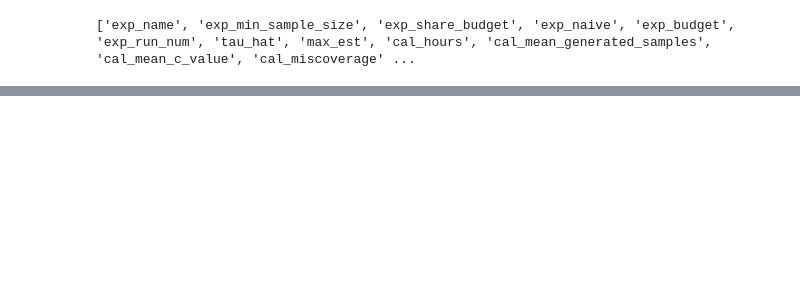
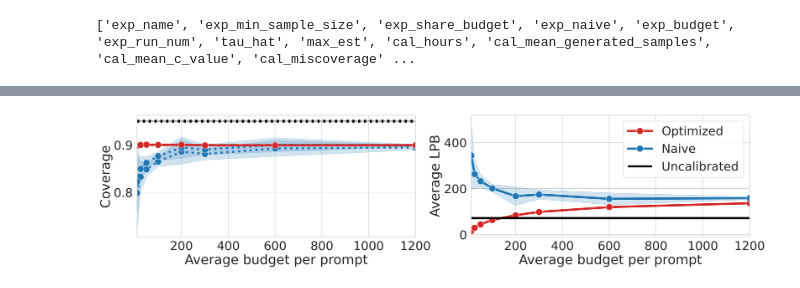
Before and after one commit to giladfrid009/llm-survival, a Jupyter notebook: real_data_plots.ipynb, the cells around one changed output, grey strips where cells are left out. Saved outputs shown, nothing was run; the diff lists cells and outputs as text; code cells hidden in the pictures; blank space fills up the shorter version.

```diff
--- a/real_data_plots.ipynb
+++ b/real_data_plots.ipynb
@@ -106,0 +103,62 @@ plt.show()
+# %%
+from matplotlib.pyplot import xlabel
+
+import seaborn as sns
+
+colors = sns.color_palette("tab10", 5)
+
+sns.set(
+    style="whitegrid", font_scale=2.5,
+    rc={
+      "lines.linewidth": 5,    # default line width
+      "lines.markersize": 15   # default marker size
+    }
+)
+
+results['test_coverage'] = results['test_miscoverage'].apply(lambda x: 1 - x)
+results['test_coverage_lowerbound'] = results['test_miscoverage_lowerbound'].apply(lambda x: 1 - x)
+results['test_coverage_upperbound'] = results['test_miscoverage_upperbound'].apply(lambda x: 1 - x)
+
+# Change exp_name to be Fixed and Optimized
+results['exp_name'] = results['exp_name'].replace({'Fixed Budgeting': 'Naive', 'Global Budgeting': 'Optimized'})
+
+plt.figure(figsize=(25, 5))
+
+# Coverage plot.
+plt.subplot(1, 2, 1)
+plt.xlabel('Average budget per prompt')
+plt.ylabel("Coverage")
+# Plot the ideal coverage line
+sns.lineplot(data=results, x='exp_budget', y=0.9, color='gray', linestyle='--', label='Ideal Coverage')
+uncalib_cov_upper = 1 - results_uncalib['test_miscoverage_lowerbound'].mean()
+uncalib_cov_lower = 1 - results_uncalib['test_miscoverage_upperbound'].mean()
+# Create a confidence interval between the two lines
+# Add the uncalibrated line
+sns.lineplot(data=results, x='exp_budget', y=uncalib_cov_upper, color='black', alpha=0.9, linestyle=':')
+# Add the uncalibrated confidence interval
+sns.lineplot(data=results, x='exp_budget', y=uncalib_cov_lower, color='black', alpha=0.9, linestyle=':')
+# Fill the area between the two lines
+plt.fill_between(results['exp_budget'], uncalib_cov_upper, uncalib_cov_lower, color='gray', alpha=0.5)
+
+# Now plot the Fixed method
+sns.lineplot(data=results, x='exp_budget', y='test_coverage_upperbound', marker="o", errorbar="sd", color=colors[0], label='Fixed', linestyle=':')
+sns.lineplot(data=results, x='exp_budget', y='test_coverage_lowerbound', marker="o", errorbar="sd", color=colors[0], label='Fixed', linestyle=':')
+# plt.fill_between(results['exp_budget'], results['test_coverage_lowerbound'], results['test_coverage_upperbound'], color='blue', alpha=0.5)
+plt.xlim(results['exp_budget'].min(), results['exp_budget'].max())
+sns.lineplot(data=results, x='exp_budget', y='test_coverage', marker="o", errorbar="sd", color=colors[3])
+plt.legend().remove()
+
+# 7. exp_budget vs test_mean_lpb
+plt.subplot(1, 2, 2)
+plt.xlabel('Average budget per prompt')
+plt.ylabel("Average LPB")
+palette = {"Naive": colors[0], "Optimized": colors[3]}
+sns.lineplot(data=results, x='exp_budget', y='test_mean_lpb', marker="o", errorbar="sd", hue='exp_name', palette=palette)
+# Change legend names
+plt.hlines(y=results_uncalib['test_mean_lpb'].mean(), xmin=results['exp_budget'].min(), xmax=results['exp_budget'].max(), color='black', label='Uncalibrated')
+plt.xlim(results['exp_budget'].min(), results['exp_budget'].max())
+plt.legend()
+
+plt.gcf().set_dpi(300)
+# %% [output]
+[figure, added]
```
Also changed, not shown: parts of 2 cells of this notebook, 26 other files.
